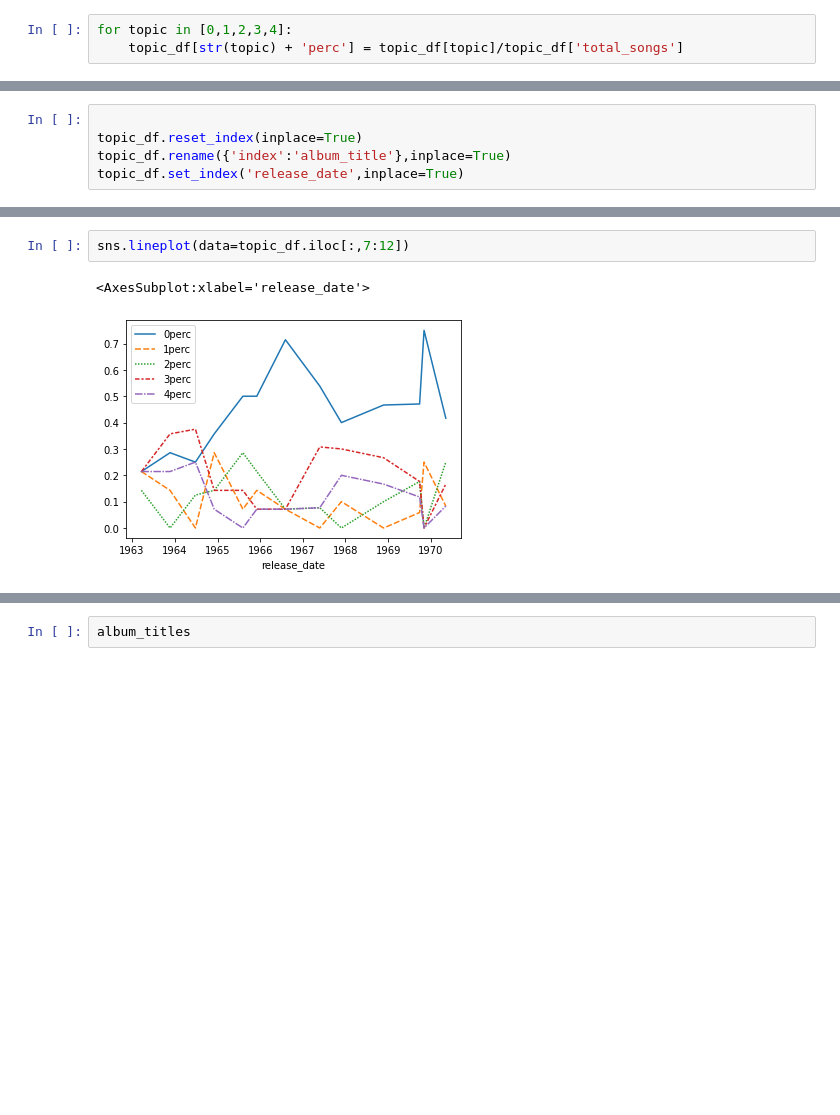
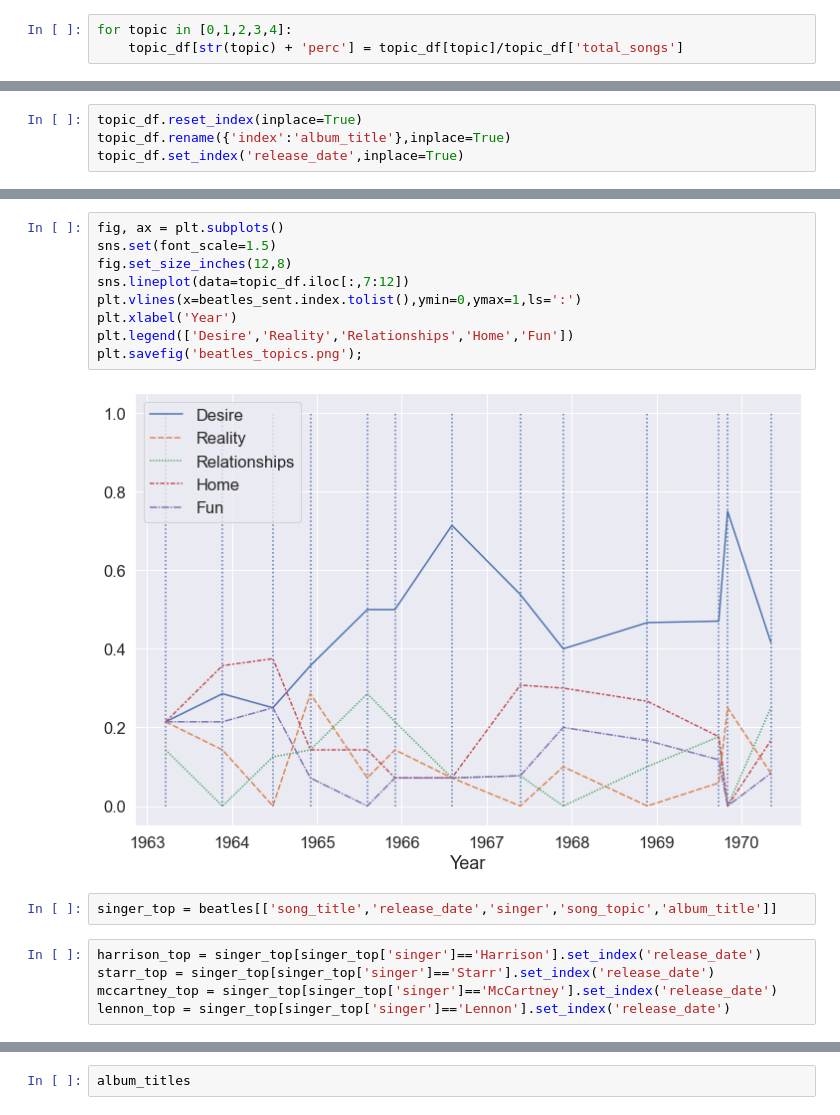
Before and after one commit to josephpcowell/cowell_proj_5, a Jupyter notebook: text_analysis.ipynb, the cells around one changed output, grey strips where cells are left out. Saved outputs shown, nothing was run; the diff lists cells and outputs as text; blank space fills up the shorter version.

```diff
--- a/text_analysis.ipynb
+++ b/text_analysis.ipynb
@@ -332,7 +332,6 @@ topic_df
 | Yellow Submarine | 3.0 | 1.0 | 0.0 | 0.0 | 0.0 | 1969-11-03 00:00:00 | 4.0 | 0.750000 | 0.250000 | 0.000000 | ... |
 | The Beatles (The White Album) | 14.0 | 0.0 | 3.0 | 8.0 | 5.0 | 1968-11-22 00:00:00 | 30.0 | 0.466667 | 0.000000 | 0.100000 | ... |
 # %%
-
 topic_df.reset_index(inplace=True)
 topic_df.rename({'index':'album_title'},inplace=True)
 topic_df.set_index('release_date',inplace=True)
@@ -354,8 +353,21 @@ topic_df
 | 1969-09-26 | Abbey Road | 8.0 | 1.0 | 3.0 | 3.0 | 2.0 | 17.0 | 0.470588 | 0.058824 | 0.176471 | ... |
 | 1969-11-03 | Yellow Submarine | 3.0 | 1.0 | 0.0 | 0.0 | 0.0 | 4.0 | 0.750000 | 0.250000 | 0.000000 | ... |
 | 1968-11-22 | The Beatles (The White Album) | 14.0 | 0.0 | 3.0 | 8.0 | 5.0 | 30.0 | 0.466667 | 0.000000 | 0.100000 | ... |
-# %%
-sns.lineplot(data=topic_df.iloc[:,7:12])
-# %% [output]
-<AxesSubplot:xlabel='release_date'>
-[figure, removed]
+# %%
+fig, ax = plt.subplots()
+sns.set(font_scale=1.5)
+fig.set_size_inches(12,8)
+sns.lineplot(data=topic_df.iloc[:,7:12])
+plt.vlines(x=beatles_sent.index.tolist(),ymin=0,ymax=1,ls=':')
+plt.xlabel('Year')
+plt.legend(['Desire','Reality','Relationships','Home','Fun'])
+plt.savefig('beatles_topics.png');
+# %% [output]
+[figure, added]
+# %%
+singer_top = beatles[['song_title','release_date','singer','song_topic','album_title']]
+# %%
+harrison_top = singer_top[singer_top['singer']=='Harrison'].set_index('release_date')
+starr_top = singer_top[singer_top['singer']=='Starr'].set_index('release_date')
+mccartney_top = singer_top[singer_top['singer']=='McCartney'].set_index('release_date')
+lennon_top = singer_top[singer_top['singer']=='Lennon'].set_index('release_date')
```
Also changed, not shown: parts of 16 cells of this notebook.
